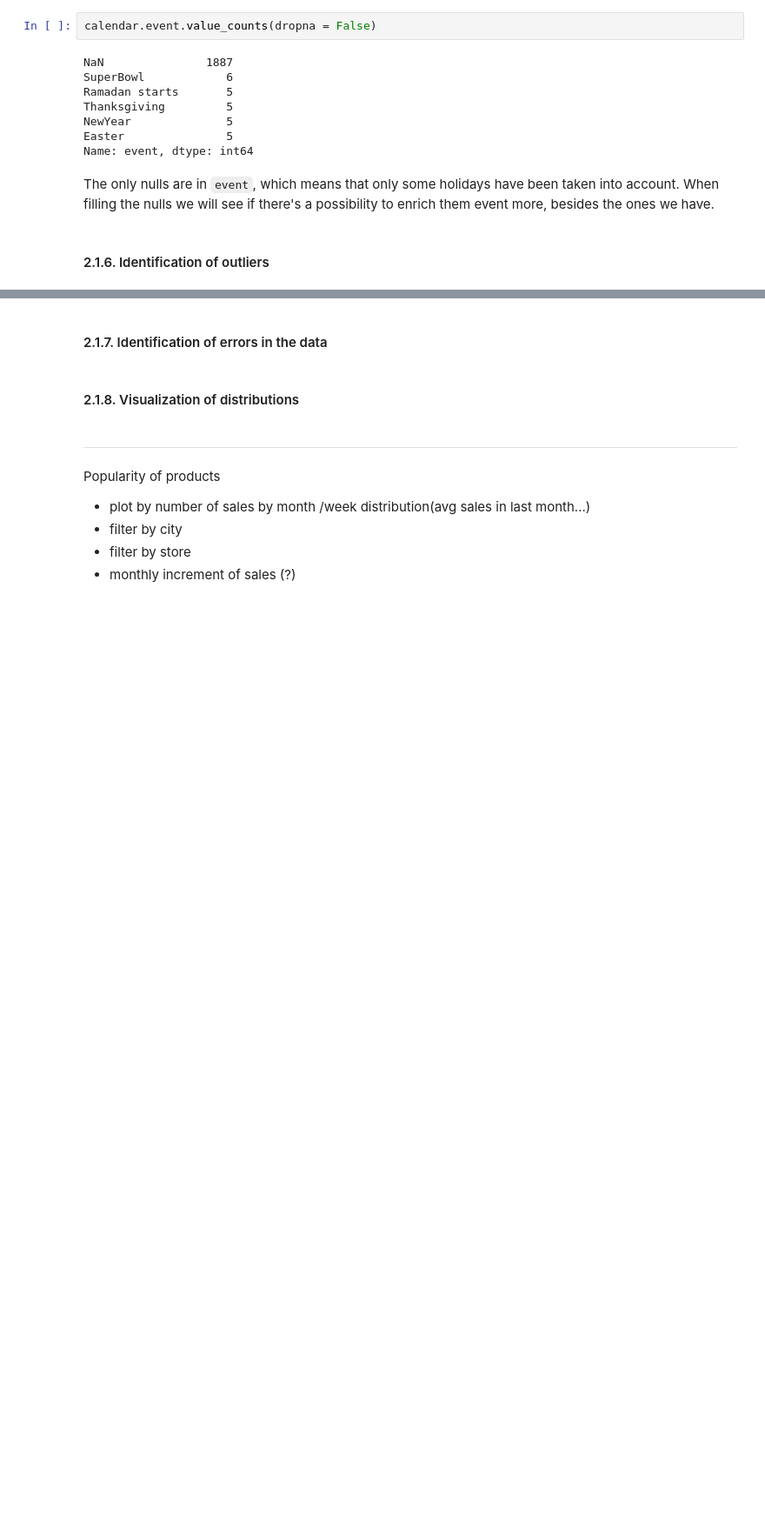
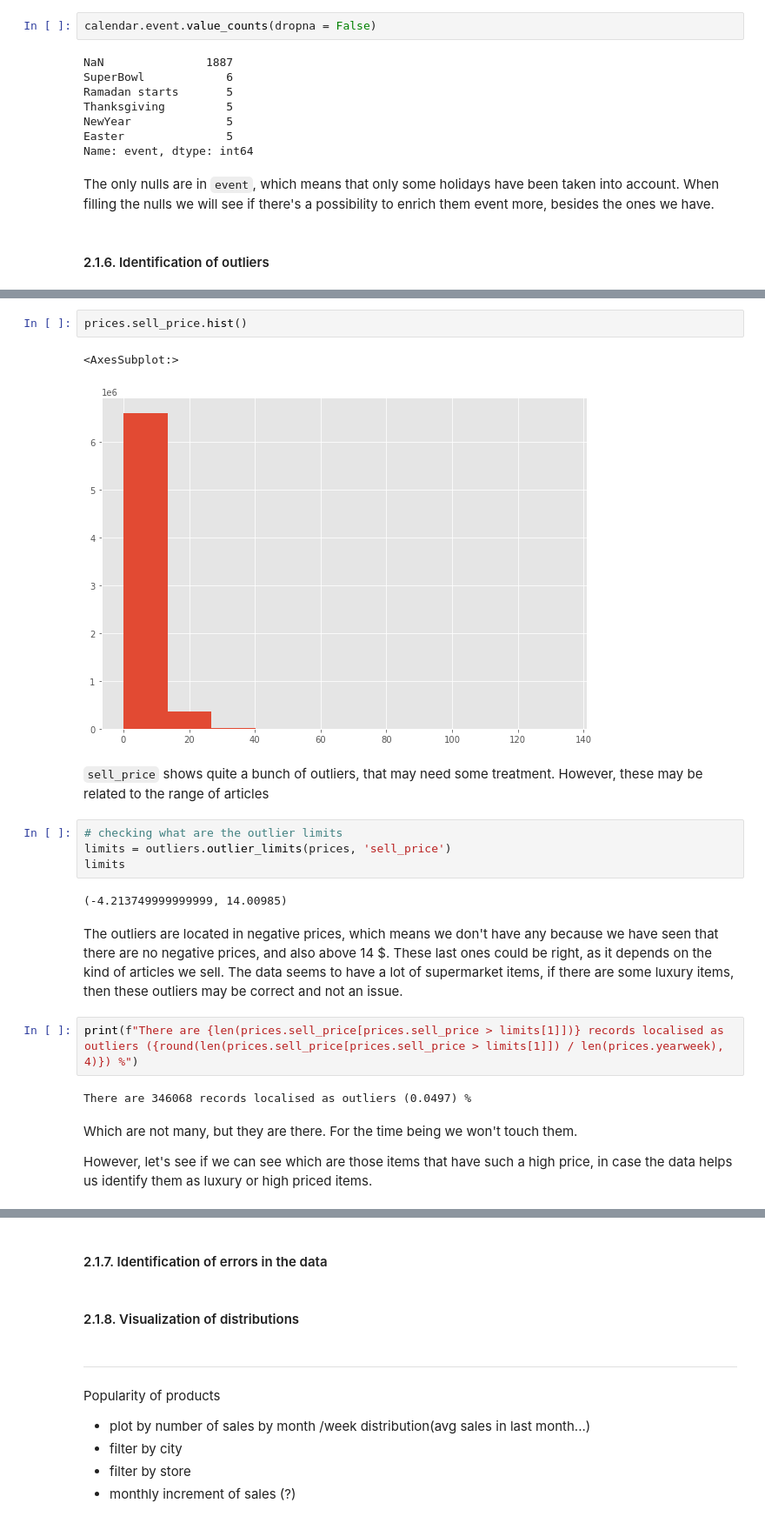
Before and after one commit to midimu/DS-Market, a Jupyter notebook: 1 - Analysis/DS Market - Analysis.ipynb, the cells around one changed output, grey strips where cells are left out. Shown at 87% size. Saved outputs shown, nothing was run; the diff lists cells and outputs as text; blank space fills up the shorter version.

```diff
--- a/1 - Analysis/DS Market - Analysis.ipynb
+++ b/1 - Analysis/DS Market - Analysis.ipynb
@@ -518,0 +583,23 @@ The only nulls are in `event`, which means that only some holidays have been tak
+# %%
+prices.sell_price.hist()
+# %% [output]
+<AxesSubplot:>
+[figure, added]
+# %% [markdown]
+`sell_price` shows quite a bunch of outliers, that may need some treatment. However, these may be related to the range of articles
+# %%
+# checking what are the outlier limits
+limits = outliers.outlier_limits(prices, 'sell_price')
+limits
+# %% [output]
+(-4.213749999999999, 14.00985)
+# %% [markdown]
+The outliers are located in negative prices, which means we don't have any because we have seen that there are no negative prices, and also above 14 $. These last ones could be right, as it depends on the kind of articles we sell. The data seems to have a lot of supermarket items, if there are some luxury items, then these outliers may be correct and not an issue.
+# %%
+print(f"There are {len(prices.sell_price[prices.sell_price > limits[1]])} records localised as outliers ({round(len(prices.sell_price[prices.sell_price > limits[1]]) / len(prices.yearweek), 4)}) %")
+# %% [output]
+There are 346068 records localised as outliers (0.0497) %
+# %% [markdown]
+Which are not many, but they are there. For the time being we won't touch them.
+
+However, let's see if we can see which are those items that have such a high price, in case the data helps us identify them as luxury or high priced items.
```
Also changed, not shown: parts of 25 cells of this notebook.
